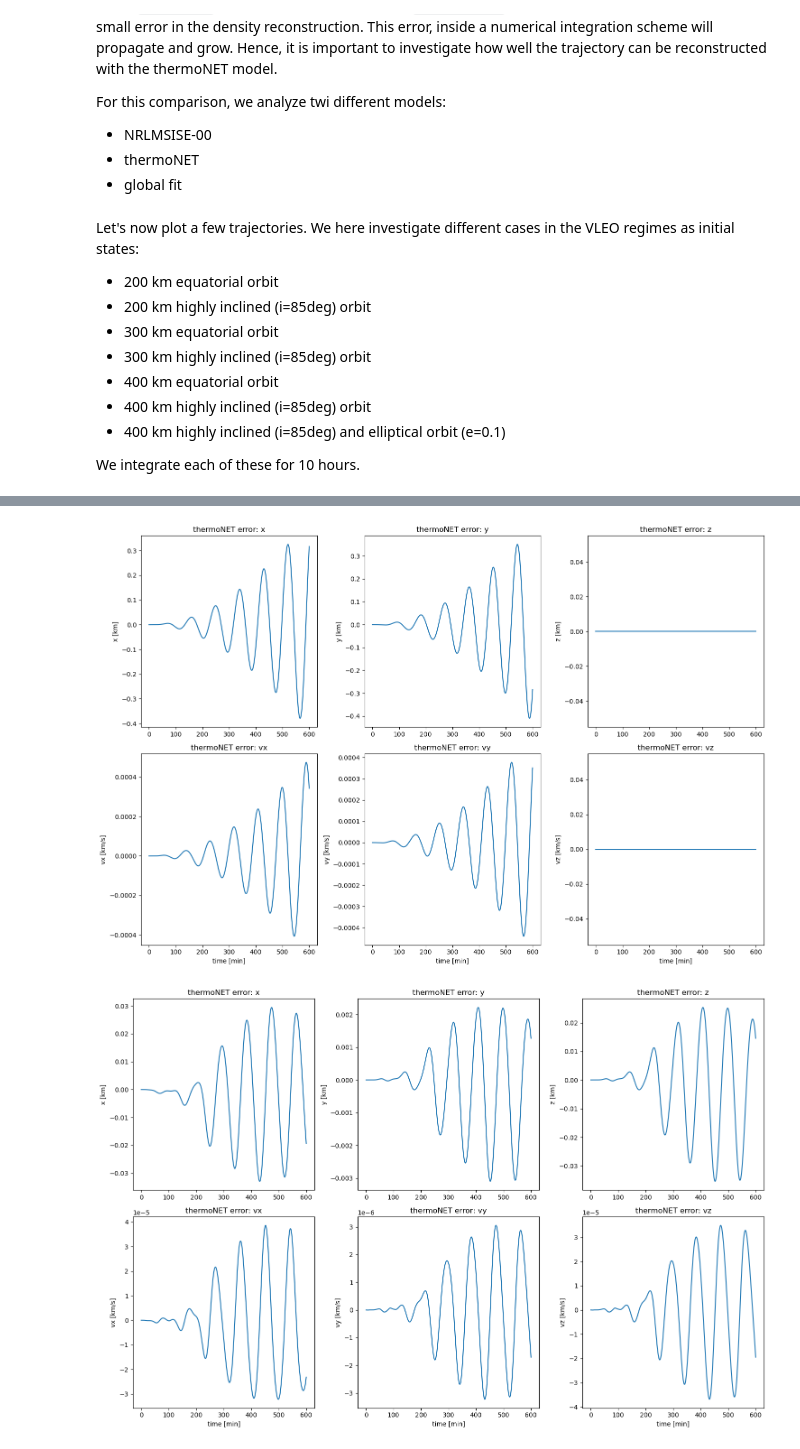
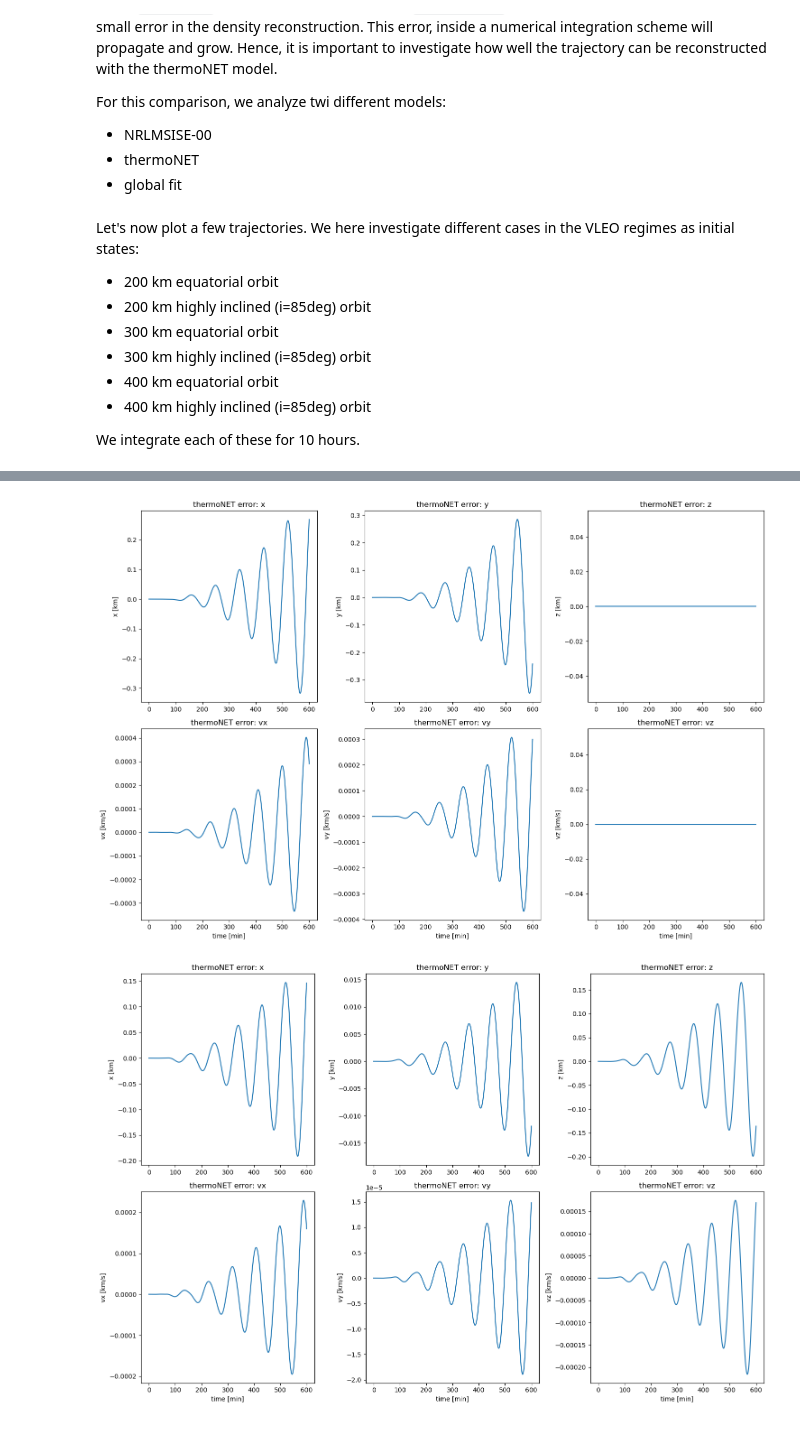
Before and after one commit to esa/thermonets, a Jupyter notebook: notebooks/orbit_propagation_with_thermoNET.ipynb, the cells around one changed output, grey strips where cells are left out. Saved outputs shown, nothing was run; the diff lists cells and outputs as text; code cells hidden in the pictures.

Commit message:
update orbit prop w thermonet: simplify rotation

```diff
--- a/notebooks/orbit_propagation_with_thermoNET.ipynb
+++ b/notebooks/orbit_propagation_with_thermoNET.ipynb
@@ -88,10 +85,11 @@ Now, we can perform the numerical integration:
 # %%
 def dxdt(t, state, mu, f107A, f107, ap, bc, date0, omega_e):
     x,y,z,vx,vy,vz=state
-    R=tn.earth_rotation_matrix(tn.mjd(date0+datetime.timedelta(seconds=t)))
-    xyz_ecef=np.matmul(R,state[:3])
+    #rotation matrix from ECI to ECEF (assuming )
+    R=[[np.cos(omega_e*t),np.sin(omega_e*t)],[-np.sin(omega_e*t),np.cos(omega_e*t)]]
+    xy_ecef=np.matmul(R,[x,y])
     r=np.sqrt(x**2+y**2+z**2)
-    altitude,lat,long=tn.cart2geo(xyz_ecef[0],xyz_ecef[1],xyz_ecef[2])
+    altitude,lat,long=tn.cart2geo(xy_ecef[0],xy_ecef[1],z)
     #nrlmsise-00 density (takes: datetime, altitude [km], latitude [deg], longitude [deg], f107, f107A, ap)
     rho=msise_flat(time=date0+datetime.timedelta(seconds=t), alt=altitude/1e3, lat=np.rad2deg(lat), lon=np.rad2deg(long), f107a=f107A, f107=f107, ap=ap)[5]*1e3
     vrel_x=vx+omega_e*y
@@ -140,6 +183,6 @@ Step 1 - Earth Rotation Angle
 # %%
-#we construct the Earth rotation matrix:
-R=tn.earth_rotation_matrix(date0_mjd+hk.time/86400.,symbolic=True)
-#we transform x,y,z into the ECEF frame:
-xyz_ecef=np.matmul(R,[x,y,z])
+#we construct the Earth rotation matrix, assuming that at t=0 the vernal equinox is aligned with the x-axis of the ECEF frame (prime meridian)
+R=[[hk.cos(omega_e*hk.time),hk.sin(omega_e*hk.time)],[-hk.sin(omega_e*hk.time),hk.cos(omega_e*hk.time)]]
+#we transform x,y into the ECEF frame:
+xy_ecef=np.matmul(R,[x,y])
 # %% [markdown]
@@ -147,5 +190,5 @@ Step 2 - from ECEF to Geodetic coordinates
 # %%
-altitude,lat,lon=tn.cart2geo(xyz_ecef[0],xyz_ecef[1],xyz_ecef[2],symbolic=True)
+altitude,lat,lon=tn.cart2geo(xy_ecef[0],xy_ecef[1],z,symbolic=True)
 # %% [markdown]
 We can now construct all the normalized inputs needed for the thermoNET model of NRLMSISE-00:
 # %%
@@ -176,14 +219,14 @@ with open('../global_fits/global_fit_nrlmsise00_180.0-1000.0-4.txt','rb') as f:
 we can now construct a symbolic expression for the thermoNET density. This takes x,y,z Cartesian coordinates in the J2000 frame, and the time from the start of the integration in seconds, and returns the thermospheric density value
 # %%
 #we now construct the neural network in heyoka:
-model_heyoka=hk.model.ffnn(inputs=[sin_lon,cos_lon,lat_n,sin_sec_in_day, cos_sec_in_day, sin_doy, cos_doy, hk.expression(f107_n), hk.expression(f107a_n), hk.expression(ap_n)],
+delta_params=hk.model.ffnn(inputs=[sin_lon,cos_lon,lat_n,sin_sec_in_day, cos_sec_in_day, sin_doy, cos_doy, hk.expression(f107_n), hk.expression(f107a_n), hk.expression(ap_n)],
                            nn_hidden=[32,32],
                            n_out=12,
                            activations=[hk.tanh,hk.tanh,hk.tanh],
                            nn_wb=flattened_nw)
 
 #and use this to construct the density:
-params=[best_global_fit[i]*(1+model_heyoka[i]) for i in range(12)]
+params=[best_global_fit[i]*(1+delta_params[i]) for i in range(12)]
 density_nn = tn.rho_approximation(altitude/1e3,params,backend='heyoka')
 print(density_nn)
 # %% [output]
@@ -284,7 +327,6 @@ Let's now plot a few trajectories. We here investigate different cases in the VL
 * 300 km highly inclined (i=85deg) orbit
 * 400 km equatorial orbit
 * 400 km highly inclined (i=85deg) orbit
-* 400 km highly inclined (i=85deg) and elliptical orbit (e=0.1)
 
 We integrate each of these for 10 hours.
 # %%
@@ -315,6 +357,10 @@ for i, ic in enumerate(initial_states):
     ta.state[:] = ic
     ta.time=0.
     sol_heyoka_nn=ta.propagate_grid(sol.t)
+
+    ta_global_fit.state[:] = ic
+    ta_global_fit.time=0.
+    sol_heyoka_fit_global=ta_global_fit.propagate_grid(sol.t)
 #    ta_global_fit.state[:] = ic
 #    ta_global_fit.time=0.
 #    sol_heyoka_fit_global=ta_global_fit.propagate_grid(sol.t)
@@ -345,11 +391,12 @@ for i, ic in enumerate(initial_states):
 
     ax_ic[i].plot(sol.t/60.,np.sqrt(sol.y[0,:]**2+sol.y[1,:]**2+sol.y[2,:]**2)/1e3-r_earth/1e3,label='NRLMSISE-00')
     ax_ic[i].plot(sol.t/60.,np.sqrt(sol_heyoka_nn[-1][:,0]**2+sol_heyoka_nn[-1][:,1]**2+sol_heyoka_nn[-1][:,2]**2)/1e3-r_earth/1e3,label='thermoNET')
+    ax_ic[i].plot(sol.t/60.,np.sqrt(sol_heyoka_fit_global[-1][:,0]**2+sol_heyoka_fit_global[-1][:,1]**2+sol_heyoka_fit_global[-1][:,2]**2)/1e3-r_earth/1e3,label='global fit')
 #    ax_ic[i].plot(sol.t/60.,np.sqrt(sol_heyoka_fit_global[-1][:,0]**2+sol_heyoka_fit_global[-1][:,1]**2+sol_heyoka_fit_global[-1][:,2]**2)/1e3,label='global fit')
     if i==0 or i==3:
         ax_ic[i].set_ylabel('h [km]')
     if i==1:
-        ax_ic[i].set_title('NRLMSISE-00 vs thermoNET')
+        ax_ic[i].set_title('NRLMSISE-00 vs thermoNET vs global fit')
         ax_ic[i].legend()
     if i>=3:
         ax_ic[i].set_xlabel('time [min]')
@@ -362,2 +409,2 @@ fig_ic.tight_layout()
-[figure, old version]
+[figure, new version]
-[figure, old version]
+[figure, new version]
```
Also changed, not shown: parts of 20 cells of this notebook, 1 other file.
